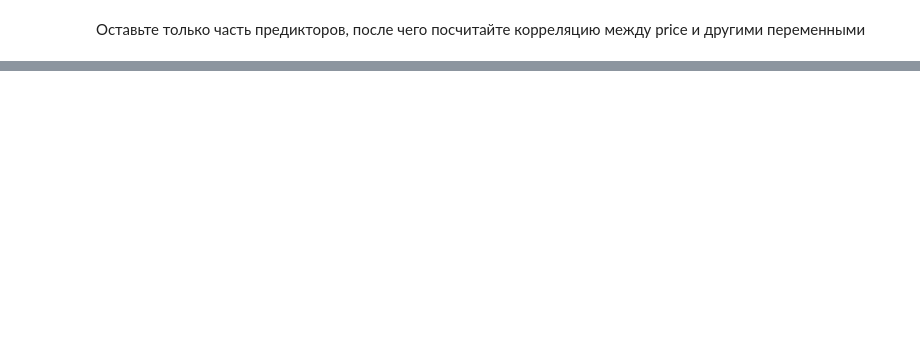
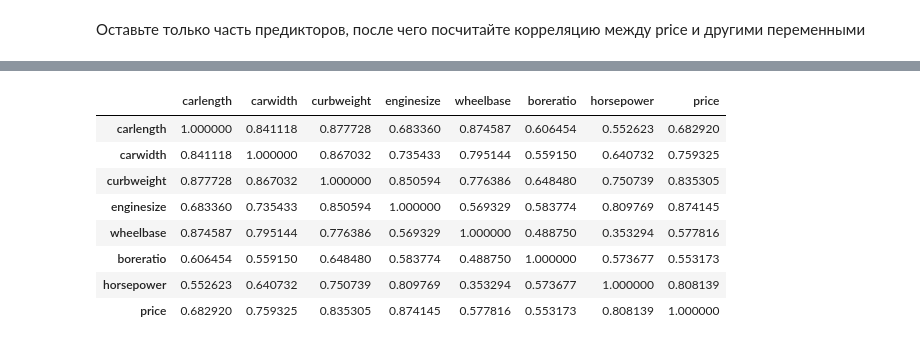
Before and after one commit to Praldmur/Simulation, a Jupyter notebook: 6_mod/7.ipynb, the cells around one changed output, grey strips where cells are left out. Saved outputs shown, nothing was run; the diff lists cells and outputs as text; code cells hidden in the pictures; blank space fills up the shorter version.

```diff
--- a/6_mod/7.ipynb
+++ b/6_mod/7.ipynb
@@ -92,2 +92,7 @@ Name: count, dtype: int64
 # %% [markdown]
 Оставьте только часть предикторов, после чего посчитайте корреляцию между price и другими переменными
+# %%
+cols_to_keep = ['company', 'fueltype', 'aspiration', 'carbody', 'drivewheel', 'enginetype', 'cylindernumber', 'carlength', 'carwidth', 'curbweight', 'enginesize', 'wheelbase', 'boreratio', 'horsepower', 'price']
+# %%
+cars = df[cols_to_keep]
+cars.head()
@@ -93,0 +106,12 @@ Name: count, dtype: int64
+# %%
+cars.select_dtypes(include='number').corr()
+# %% [output]
+|  | carlength | carwidth | curbweight | enginesize | wheelbase | boreratio | horsepower | price |
+| carlength | 1.000000 | 0.841118 | 0.877728 | 0.683360 | 0.874587 | 0.606454 | 0.552623 | 0.682920 |
+| carwidth | 0.841118 | 1.000000 | 0.867032 | 0.735433 | 0.795144 | 0.559150 | 0.640732 | 0.759325 |
+| curbweight | 0.877728 | 0.867032 | 1.000000 | 0.850594 | 0.776386 | 0.648480 | 0.750739 | 0.835305 |
+| enginesize | 0.683360 | 0.735433 | 0.850594 | 1.000000 | 0.569329 | 0.583774 | 0.809769 | 0.874145 |
+| wheelbase | 0.874587 | 0.795144 | 0.776386 | 0.569329 | 1.000000 | 0.488750 | 0.353294 | 0.577816 |
+| boreratio | 0.606454 | 0.559150 | 0.648480 | 0.583774 | 0.488750 | 1.000000 | 0.573677 | 0.553173 |
+| horsepower | 0.552623 | 0.640732 | 0.750739 | 0.809769 | 0.353294 | 0.573677 | 1.000000 | 0.808139 |
+| price | 0.682920 | 0.759325 | 0.835305 | 0.874145 | 0.577816 | 0.553173 | 0.808139 | 1.000000 |
```
Also changed, not shown: parts of 10 cells of this notebook.
